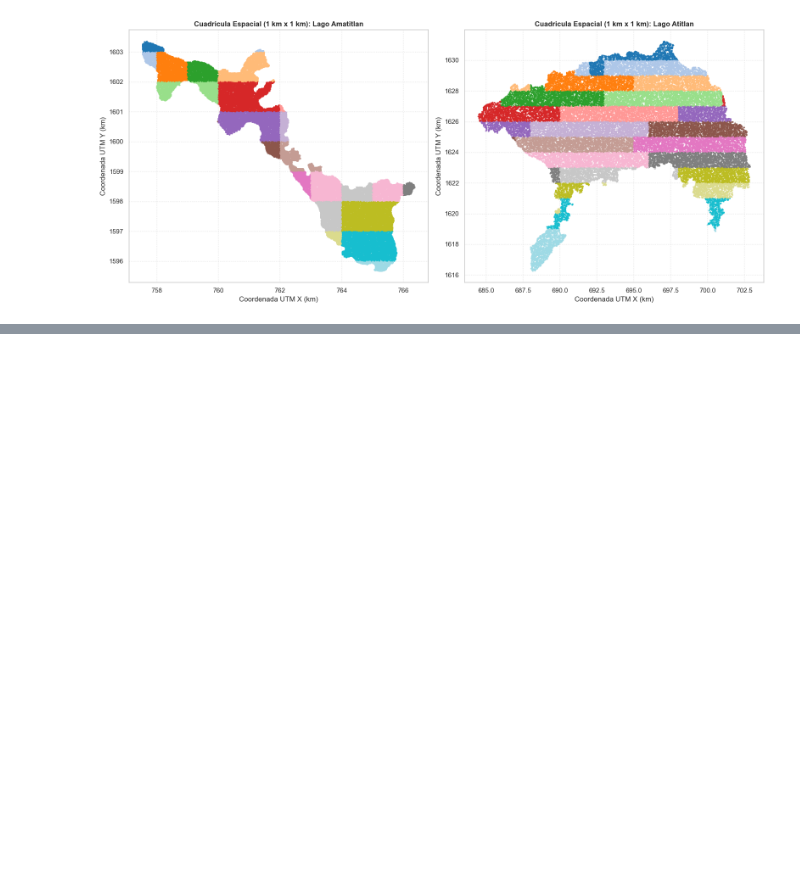
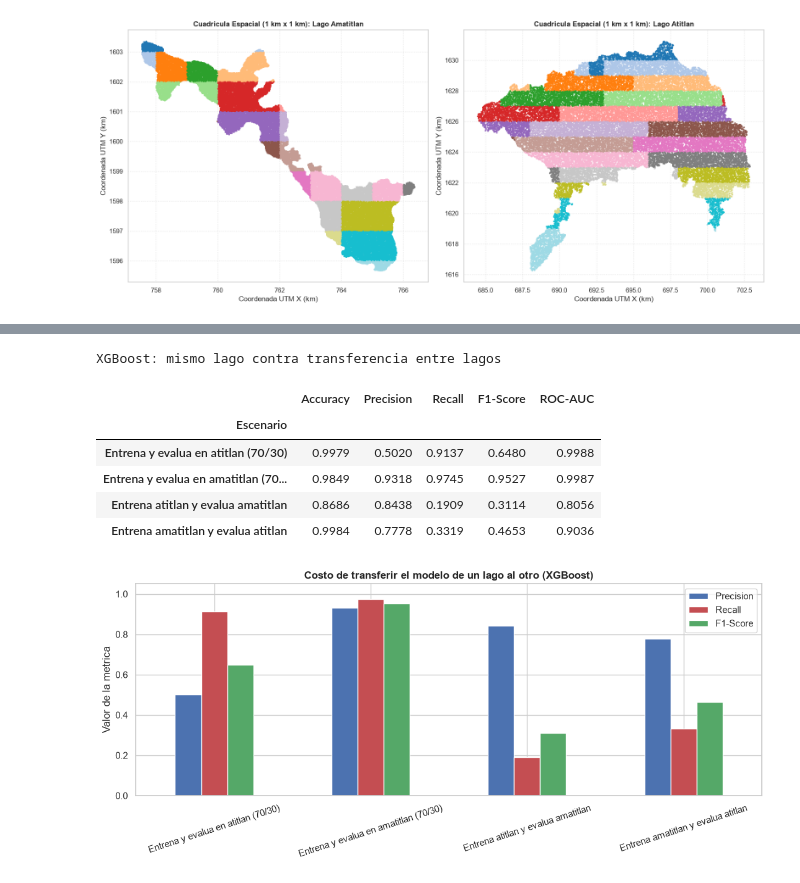
Before and after one commit to AngelEsquit/Lab4-DS, a Jupyter notebook: notebooks/Lab4_Parte2_ML.ipynb, the cells around one changed output, grey strips where cells are left out. Saved outputs shown, nothing was run; the diff lists cells and outputs as text; code cells hidden in the pictures; blank space fills up the shorter version.

```diff
--- a/notebooks/Lab4_Parte2_ML.ipynb
+++ b/notebooks/Lab4_Parte2_ML.ipynb
@@ -1046,0 +1340,46 @@ plt.show()
+# %%
+# Referencia: mismo lago en entrenamiento y prueba, para saber contra que comparamos
+referencia_lago = []
+for lago in ['atitlan', 'amatitlan']:
+    mascara = (df_ml['lago'] == lago).values
+    Xl, yl = X[mascara], y[mascara]
+    Xl_tr, Xl_te, yl_tr, yl_te = train_test_split(Xl, yl, test_size=0.30, random_state=42, stratify=yl)
+    modelo = crear_modelos(yl_tr)['XGBoost']
+    modelo.fit(Xl_tr, yl_tr)
+    fila = evaluar_modelo(modelo, Xl_te, yl_te)
+    fila['Escenario'] = f'Entrena y evalua en {lago} (70/30)'
+    referencia_lago.append(fila)
+
+comparacion_7 = pd.DataFrame(referencia_lago).set_index('Escenario')
+transferencia = df_cruzado[(df_cruzado['Modelo'] == 'XGBoost') &
+                           (df_cruzado['Predictores'] == '17 (con coordenadas)')].copy()
+transferencia['Escenario'] = 'Entrena ' + transferencia['Entrena'] + ' y evalua ' + transferencia['Evalua']
+comparacion_7 = pd.concat([
+    comparacion_7,
+    transferencia.set_index('Escenario')[['Accuracy', 'Precision', 'Recall', 'F1-Score', 'ROC-AUC']]
+])
+
+print('XGBoost: mismo lago contra transferencia entre lagos')
+display(comparacion_7.round(4))
+
+fig, ax = plt.subplots(figsize=(11, 5))
+comparacion_7[['Precision', 'Recall', 'F1-Score']].plot(kind='bar', ax=ax,
+                                                        color=['#4C72B0', '#C44E52', '#55A868'])
+ax.set_title('Costo de transferir el modelo de un lago al otro (XGBoost)',
+             fontsize=12, fontweight='bold')
+ax.set_ylabel('Valor de la metrica')
+ax.set_xlabel('')
+ax.set_ylim(0, 1.05)
+ax.tick_params(axis='x', rotation=18)
+ax.legend(loc='upper right')
+plt.tight_layout()
+plt.show()
+# %% [output]
+XGBoost: mismo lago contra transferencia entre lagos
+|  | Accuracy | Precision | Recall | F1-Score | ROC-AUC |
+| Escenario |  |  |  |  |  |
+| Entrena y evalua en atitlan (70/30) | 0.9979 | 0.5020 | 0.9137 | 0.6480 | 0.9988 |
+| Entrena y evalua en amatitlan (70... | 0.9849 | 0.9318 | 0.9745 | 0.9527 | 0.9987 |
+| Entrena atitlan y evalua amatitlan | 0.8686 | 0.8438 | 0.1909 | 0.3114 | 0.8056 |
+| Entrena amatitlan y evalua atitlan | 0.9984 | 0.7778 | 0.3319 | 0.4653 | 0.9036 |
+[figure, added]
```
Also changed, not shown: parts of 78 cells of this notebook, 3 other files.
